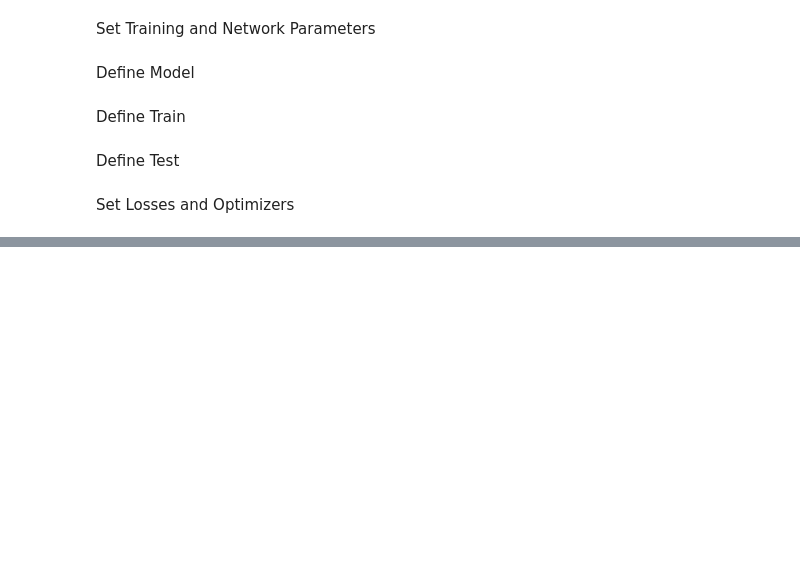
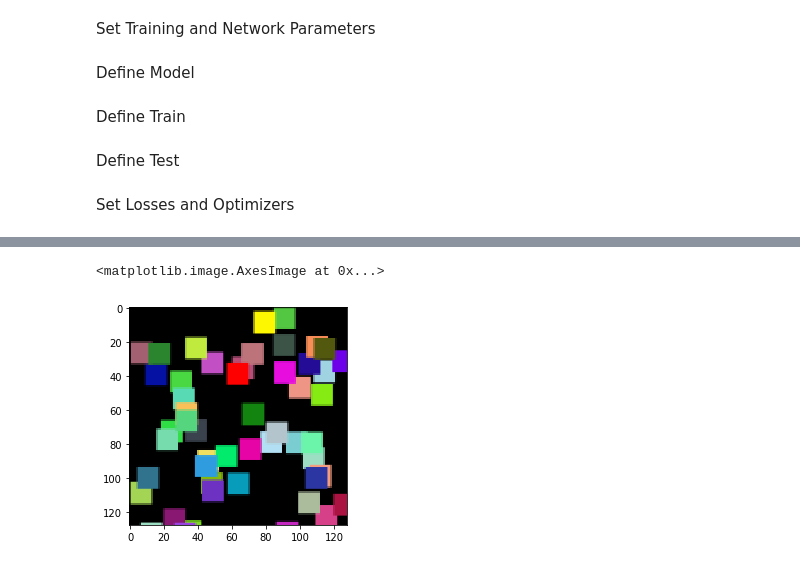
Before and after one commit to michaelmendoza/learning-tensorflow, a Jupyter notebook: notebooks/Segmentation.ipynb, the cells around one changed output, grey strips where cells are left out. Drawn from its saved outputs; the diff is of its cells as text; code cells hidden in the pictures; blank space fills up the shorter version.

```diff
--- a/notebooks/Segmentation.ipynb
+++ b/notebooks/Segmentation.ipynb
@@ -224,0 +269,6 @@ test_accuracy = tf.keras.metrics.CategoricalAccuracy(name='test_accuracy')
+# %%
+_ = data.unwhiten_img(data.x_test[0])
+plt.imshow(_)
+# %% [output]
+<matplotlib.image.AxesImage at 0x...>
+[figure, added]
```
Also changed, not shown: parts of 8 cells of this notebook.
